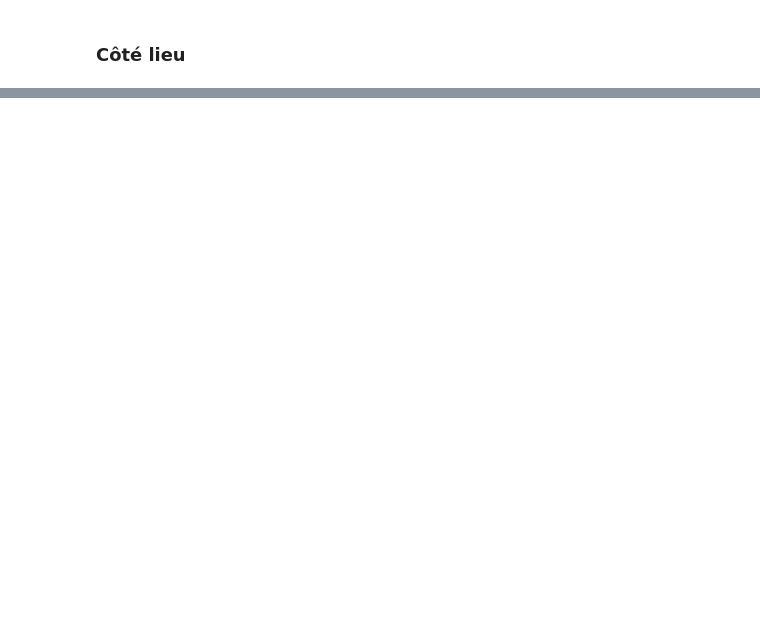
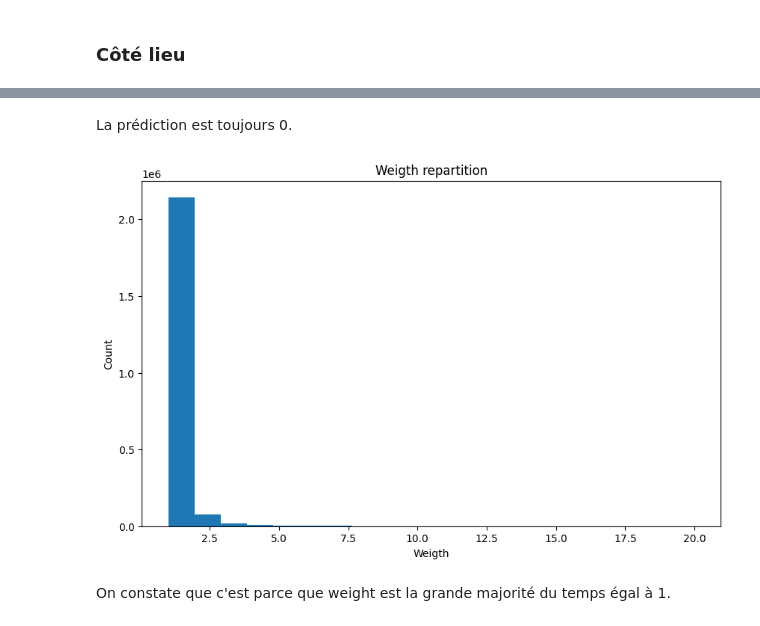
Before and after one commit to Amandine701/Networks_projet, a Jupyter notebook: notebooks/newton_model.ipynb, the cells around one changed output, grey strips where cells are left out. Cells and saved outputs as stored; diff of their text form; code cells hidden in the pictures; blank space fills up the shorter version.

```diff
--- a/notebooks/newton_model.ipynb
+++ b/notebooks/newton_model.ipynb
@@ -229,0 +175,30 @@ Notes:
+# %%
+edge_data = []
+details_lieux = df_lieux.set_index("location_id")
+
+for u, v, d in G.edges(data=True):
+    try:
+        node_u = details_lieux.loc[u]
+        node_v = details_lieux.loc[v]
+
+        # Correction des noms de colonnes : latitude/longitude au lieu de lat/lon
+        dist = haversine(node_u['latitude'], node_u['longitude'],
+                         node_v['latitude'], node_v['longitude'])
+
+        mass_prod = node_u['popularity'] * node_v['popularity']
+
+        # Filtre pour éviter log(0) ou log(négatif)
+        if dist > 0.001 and mass_prod > 0:
+            edge_data.append({
+                'weight': d['weight'],
+                'mass': mass_prod,
+                'dist': dist,
+                'log_weight': np.log(d['weight']),
+                'log_mass': np.log(mass_prod),
+                'log_dist': np.log(dist),
+            })
+    except Exception as e:
+        print(u, v)
+        continue
+
+df_stats = pd.DataFrame(edge_data)
@@ -229,0 +246,13 @@ Notes:
+# %% [markdown]
+La prédiction est toujours 0.
+# %%
+plt.figure(figsize=(10, 6))
+plt.hist(df_stats[df_stats["weight"] <= 20]["weight"], bins=20)
+plt.title("Weigth repartition")
+plt.xlabel("Weigth")
+plt.ylabel("Count")
+plt.show()
+# %% [output]
+[figure, added]
+# %% [markdown]
+On constate que c'est parce que weight est la grande majorité du temps égal à 1.
```
Also changed, not shown: parts of 35 cells of this notebook, 4 other files.
